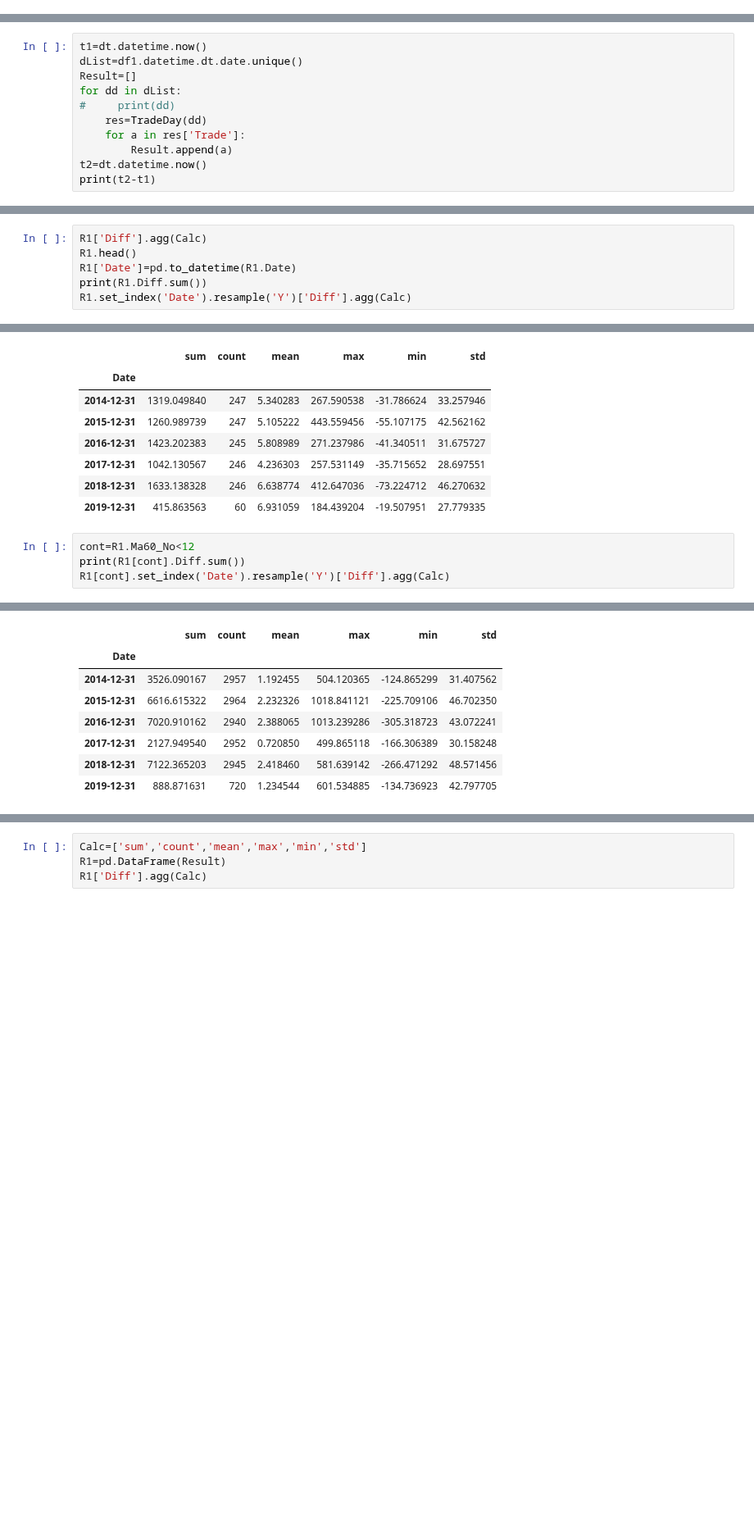
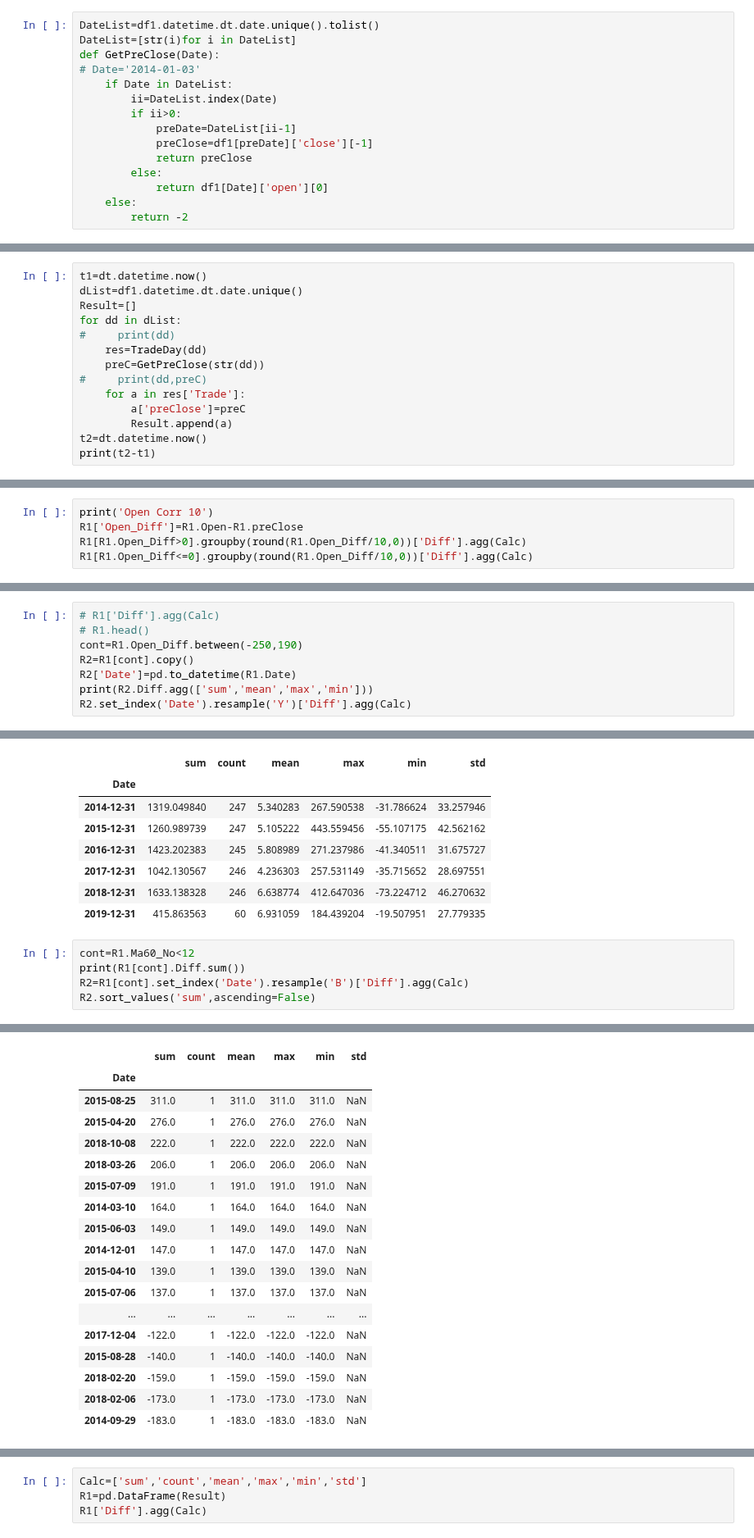
Before and after one commit to che7611/test2, a Jupyter notebook: MA60.ipynb, the cells around one changed output, grey strips where cells are left out. Shown at 82% size. Cells and saved outputs as stored; diff of their text form; blank space fills up the shorter version.

```diff
--- a/MA60.ipynb
+++ b/MA60.ipynb
@@ -314,6 +315,21 @@ def TradeDay(Date):
 
         Para['Index']+=1
     return Res
+# %%
+DateList=df1.datetime.dt.date.unique().tolist()
+DateList=[str(i)for i in DateList]
+def GetPreClose(Date):
+# Date='2014-01-03'
+    if Date in DateList:
+        ii=DateList.index(Date)
+        if ii>0:
+            preDate=DateList[ii-1]
+            preClose=df1[preDate]['close'][-1]
+            return preClose
+        else:
+            return df1[Date]['open'][0]
+    else:
+        return -2
 # %%
 Date='2014/1/3'
 Res=TradeDay(Date)
@@ -344,7 +351,10 @@ Result=[]
 for dd in dList:
 #     print(dd)
     res=TradeDay(dd)
+    preC=GetPreClose(str(dd))
+#     print(dd,preC)
     for a in res['Trade']:
+        a['preClose']=preC
         Result.append(a)
 t2=dt.datetime.now()
 print(t2-t1)
@@ -356,0 +379,5 @@ R1=pd.DataFrame(Result)
+# %%
+print('Open Corr 10')
+R1['Open_Diff']=R1.Open-R1.preClose
+R1[R1.Open_Diff>0].groupby(round(R1.Open_Diff/10,0))['Diff'].agg(Calc)
+R1[R1.Open_Diff<=0].groupby(round(R1.Open_Diff/10,0))['Diff'].agg(Calc)
@@ -357,7 +434,9 @@ R1=pd.DataFrame(Result)
 # %%
-R1['Diff'].agg(Calc)
-R1.head()
-R1['Date']=pd.to_datetime(R1.Date)
-print(R1.Diff.sum())
-R1.set_index('Date').resample('Y')['Diff'].agg(Calc)
+# R1['Diff'].agg(Calc)
+# R1.head()
+cont=R1.Open_Diff.between(-250,190)
+R2=R1[cont].copy()
+R2['Date']=pd.to_datetime(R1.Date)
+print(R2.Diff.agg(['sum','mean','max','min']))
+R2.set_index('Date').resample('Y')['Diff'].agg(Calc)
 # %% [output]
@@ -387,5 +474,6 @@ R1[cont].set_index('Date').resample('Y')['Diff'].agg(Calc)
 # %%
 cont=R1.Ma60_No<12
 print(R1[cont].Diff.sum())
-R1[cont].set_index('Date').resample('Y')['Diff'].agg(Calc)
+R2=R1[cont].set_index('Date').resample('B')['Diff'].agg(Calc)
+R2.sort_values('sum',ascending=False)
 # %% [output]
@@ -393,8 +481,18 @@ R1[cont].set_index('Date').resample('Y')['Diff'].agg(Calc)
 |  | sum | count | mean | max | min | std |
 | Date |  |  |  |  |  |  |
-| 2014-12-31 | 3526.090167 | 2957 | 1.192455 | 504.120365 | -124.865299 | 31.407562 |
-| 2015-12-31 | 6616.615322 | 2964 | 2.232326 | 1018.841121 | -225.709106 | 46.702350 |
-| 2016-12-31 | 7020.910162 | 2940 | 2.388065 | 1013.239286 | -305.318723 | 43.072241 |
-| 2017-12-31 | 2127.949540 | 2952 | 0.720850 | 499.865118 | -166.306389 | 30.158248 |
-| 2018-12-31 | 7122.365203 | 2945 | 2.418460 | 581.639142 | -266.471292 | 48.571456 |
-| 2019-12-31 | 888.871631 | 720 | 1.234544 | 601.534885 | -134.736923 | 42.797705 |
+| 2015-08-25 | 311.0 | 1 | 311.0 | 311.0 | 311.0 | NaN |
+| 2015-04-20 | 276.0 | 1 | 276.0 | 276.0 | 276.0 | NaN |
+| 2018-10-08 | 222.0 | 1 | 222.0 | 222.0 | 222.0 | NaN |
+| 2018-03-26 | 206.0 | 1 | 206.0 | 206.0 | 206.0 | NaN |
+| 2015-07-09 | 191.0 | 1 | 191.0 | 191.0 | 191.0 | NaN |
+| 2014-03-10 | 164.0 | 1 | 164.0 | 164.0 | 164.0 | NaN |
+| 2015-06-03 | 149.0 | 1 | 149.0 | 149.0 | 149.0 | NaN |
+| 2014-12-01 | 147.0 | 1 | 147.0 | 147.0 | 147.0 | NaN |
+| 2015-04-10 | 139.0 | 1 | 139.0 | 139.0 | 139.0 | NaN |
+| 2015-07-06 | 137.0 | 1 | 137.0 | 137.0 | 137.0 | NaN |
+| ... | ... | ... | ... | ... | ... | ... |
+| 2017-12-04 | -122.0 | 1 | -122.0 | -122.0 | -122.0 | NaN |
+| 2015-08-28 | -140.0 | 1 | -140.0 | -140.0 | -140.0 | NaN |
+| 2018-02-20 | -159.0 | 1 | -159.0 | -159.0 | -159.0 | NaN |
+| 2018-02-06 | -173.0 | 1 | -173.0 | -173.0 | -173.0 | NaN |
+| 2014-09-29 | -183.0 | 1 | -183.0 | -183.0 | -183.0 | NaN |
```
Also changed, not shown: parts of 15 cells of this notebook.
